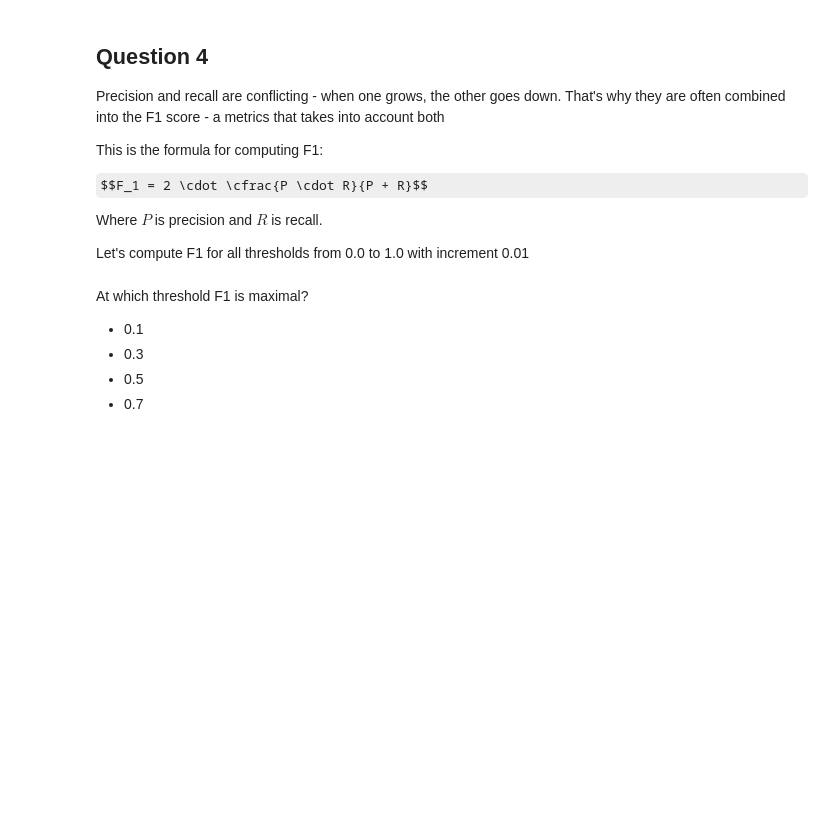
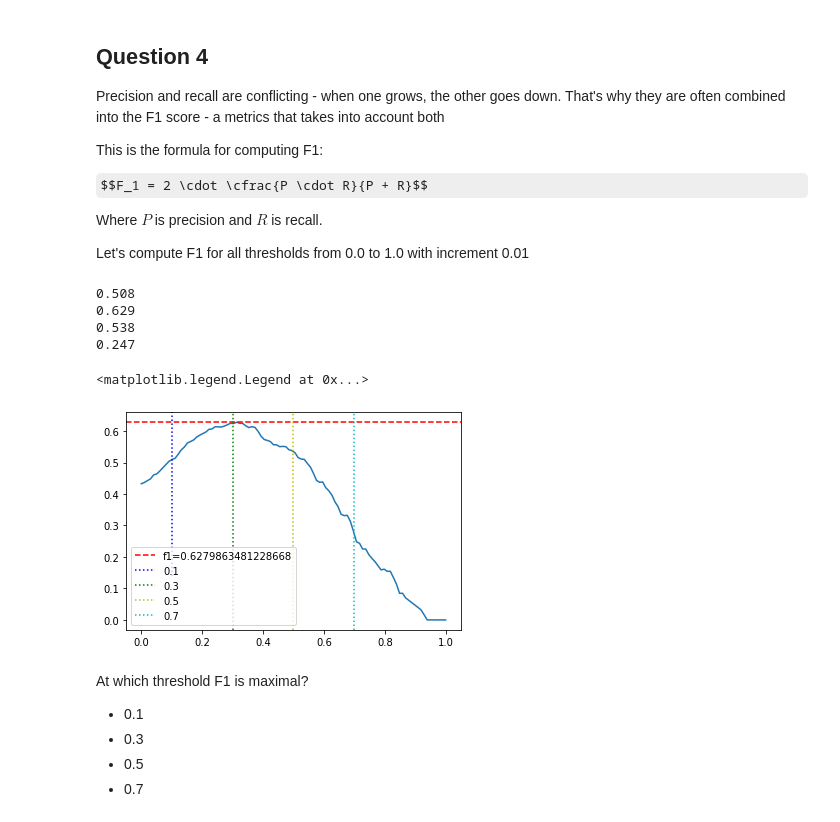
Before and after one commit to gulldan/mlbookcamp-code, a Jupyter notebook: course-zoomcamp/04-evaluation/hw-week4.ipynb, the cells around one changed output. Drawn from its saved outputs; the diff is of its cells as text; code cells hidden in the pictures; some formulas as TeX source; blank space fills up the shorter version.

```diff
--- a/course-zoomcamp/04-evaluation/hw-week4.ipynb
+++ b/course-zoomcamp/04-evaluation/hw-week4.ipynb
@@ -223,6 +261,34 @@ $$F_1 = 2 \cdot \cfrac{P \cdot R}{P + R}$$
 Where $P$ is precision and $R$ is recall.
 
 Let's compute F1 for all thresholds from 0.0 to 1.0 with increment 0.01
+# %%
+f1_scores = []
+
+dv = DictVectorizer(sparse=False)
+val_dict = df_val[columns].to_dict(orient='records')
+X_val = dv.fit_transform(val_dict)
+
+for threshold in thresholds:
+    f1 = f1_score(y_val, model.predict_proba(X_val)[:, 1] > threshold)
+    f1_scores.append(f1)
+
+plt.plot(thresholds, f1_scores)
+plt.axhline(max(f1_scores), linestyle='--', label=f'f1={max(f1_scores)}', color="r")
+plt.axvline(0.1, ymax, linestyle='dotted', label=0.1, color='b')
+plt.axvline(0.3, linestyle='dotted', label=0.3, color='g')
+plt.axvline(0.5, linestyle='dotted', label=0.5, color='y')
+plt.axvline(0.7, linestyle='dotted', label=0.7, color='c')
+
+for t in [0.1,0.3,0.5,0.7]:
+  print(round(f1_score(y_val, model.predict_proba(X_val)[:, 1] > t),3))
+plt.legend()
+# %% [output]
+0.508
+0.629
+0.538
+0.247
+<matplotlib.legend.Legend at 0x...>
+[figure, added]
 # %% [markdown]
 At which threshold F1 is maximal?
 
```
Also changed, not shown: parts of 7 cells of this notebook.
